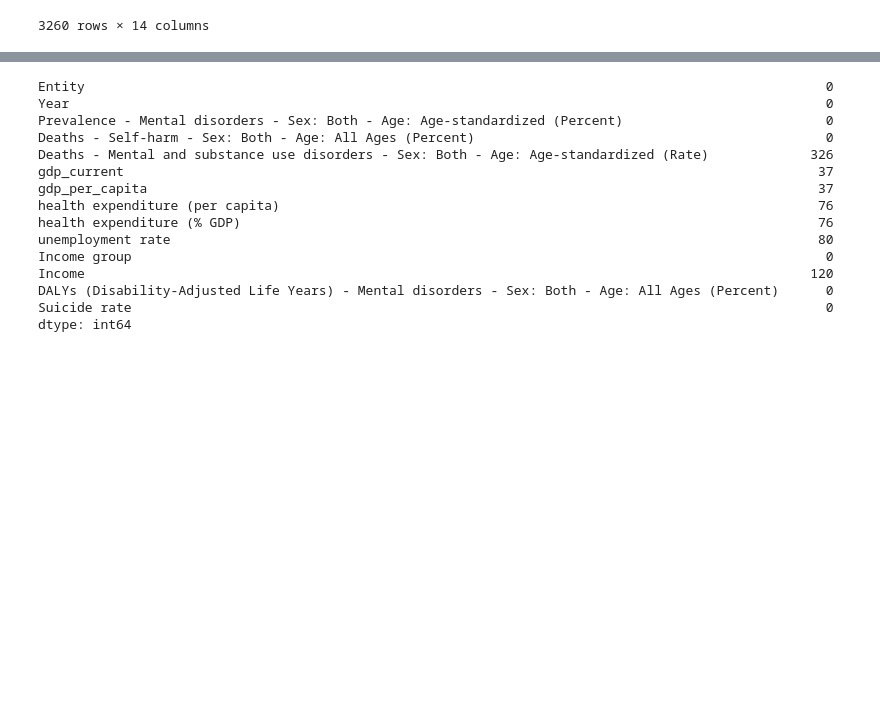
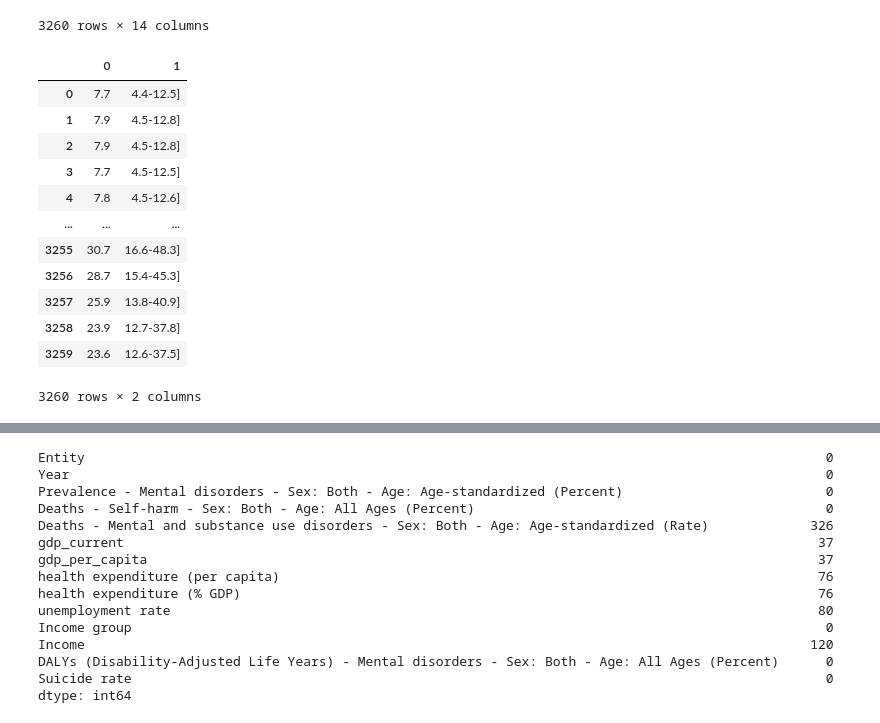
Before and after one commit to nghi-huynh/BigDataChallenge2022, a Jupyter notebook: Data_prepping.ipynb, the cells around one changed output, grey strips where cells are left out. Cells and saved outputs as stored; diff of their text form; code cells hidden in the pictures; blank space fills up the shorter version.

```diff
--- a/Data_prepping.ipynb
+++ b/Data_prepping.ipynb
@@ -708,3 +712,21 @@ final_merge
 | 3258 | Zimbabwe | 2018 | 11.158765 | 1.870430 | NaN | 1.811554e+10 | ... |
 | 3259 | Zimbabwe | 2019 | 11.119021 | 1.893108 | NaN | 1.928429e+10 | ... |
 3260 rows × 14 columns
+# %%
+tmp = final_merge['Suicide rate'].str.split('[', 1, expand=True)
+# %%
+tmp
+# %% [output]
+|  | 0 | 1 |
+| 0 | 7.7 | 4.4-12.5] |
+| 1 | 7.9 | 4.5-12.8] |
+| 2 | 7.9 | 4.5-12.8] |
+| 3 | 7.7 | 4.5-12.5] |
+| 4 | 7.8 | 4.5-12.6] |
+| ... | ... | ... |
+| 3255 | 30.7 | 16.6-48.3] |
+| 3256 | 28.7 | 15.4-45.3] |
+| 3257 | 25.9 | 13.8-40.9] |
+| 3258 | 23.9 | 12.7-37.8] |
+| 3259 | 23.6 | 12.6-37.5] |
+3260 rows × 2 columns
```
Also changed, not shown: parts of 6 cells of this notebook, 5 other files.
